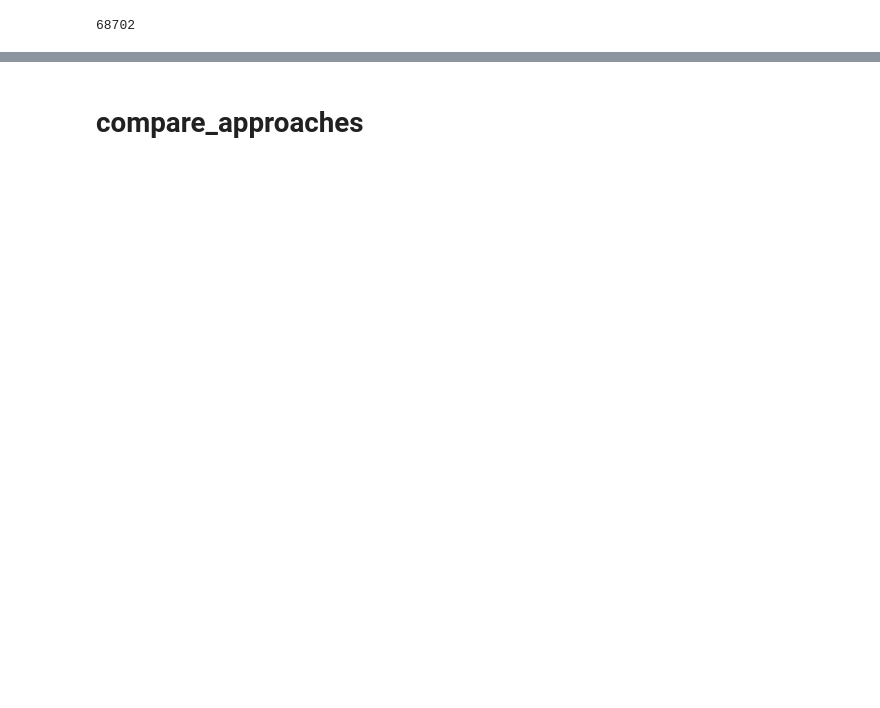
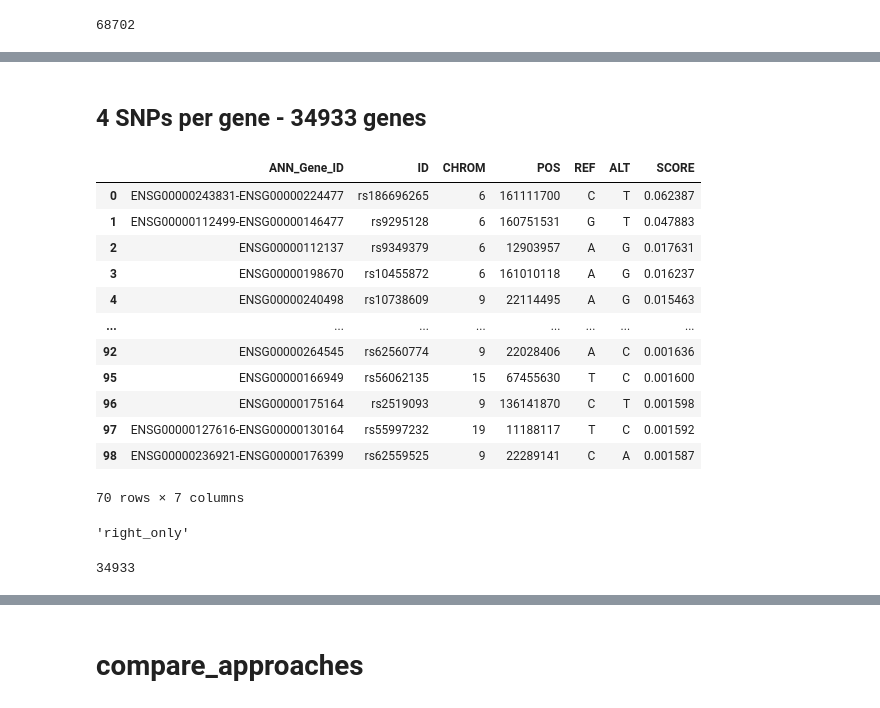
Before and after one commit to SedraAbouGhaloun/qtls, a Jupyter notebook: sort_and_prepare.ipynb, the cells around one changed output, grey strips where cells are left out. Saved outputs shown, nothing was run; the diff lists cells and outputs as text; code cells hidden in the pictures; blank space fills up the shorter version.

```diff
--- a/sort_and_prepare.ipynb
+++ b/sort_and_prepare.ipynb
@@ -945,0 +962,2 @@ merged_khera.head(100_000).to_csv('dataset_khera_chd_all_genes/dataset_khera_chd
+# %% [markdown]
+## 4 SNPs per gene - 34933 genes
@@ -945,0 +968,2 @@ merged_khera.head(100_000).to_csv('dataset_khera_chd_all_genes/dataset_khera_chd
+# %%
+khera_with_ids= khera_with_ids.sort_values(by="SCORE",ascending=False).reset_index(drop=True)
@@ -945,0 +974,16 @@ merged_khera.head(100_000).to_csv('dataset_khera_chd_all_genes/dataset_khera_chd
+# %%
+grouped_khera.head(4).head(70)
+# %% [output]
+|  | ANN_Gene_ID | ID | CHROM | POS | REF | ALT | SCORE |
+| 0 | ENSG00000243831-ENSG00000224477 | rs186696265 | 6 | 161111700 | C | T | 0.062387 |
+| 1 | ENSG00000112499-ENSG00000146477 | rs9295128 | 6 | 160751531 | G | T | 0.047883 |
+| 2 | ENSG00000112137 | rs9349379 | 6 | 12903957 | A | G | 0.017631 |
+| 3 | ENSG00000198670 | rs10455872 | 6 | 161010118 | A | G | 0.016237 |
+| 4 | ENSG00000240498 | rs10738609 | 9 | 22114495 | A | G | 0.015463 |
+| ... | ... | ... | ... | ... | ... | ... | ... |
+| 92 | ENSG00000264545 | rs62560774 | 9 | 22028406 | A | C | 0.001636 |
+| 95 | ENSG00000166949 | rs56062135 | 15 | 67455630 | T | C | 0.001600 |
+| 96 | ENSG00000175164 | rs2519093 | 9 | 136141870 | C | T | 0.001598 |
+| 97 | ENSG00000127616-ENSG00000130164 | rs55997232 | 19 | 11188117 | T | C | 0.001592 |
+| 98 | ENSG00000236921-ENSG00000176399 | rs62559525 | 9 | 22289141 | C | A | 0.001587 |
+70 rows × 7 columns
@@ -945,0 +992,8 @@ merged_khera.head(100_000).to_csv('dataset_khera_chd_all_genes/dataset_khera_chd
+# %%
+merged_khera['_merge'][82_000]
+# %% [output]
+'right_only'
+# %%
+len(set(merged_khera.head(100_000).ANN_Gene_ID))
+# %% [output]
+34933
```
Also changed, not shown: parts of 153 cells of this notebook.
